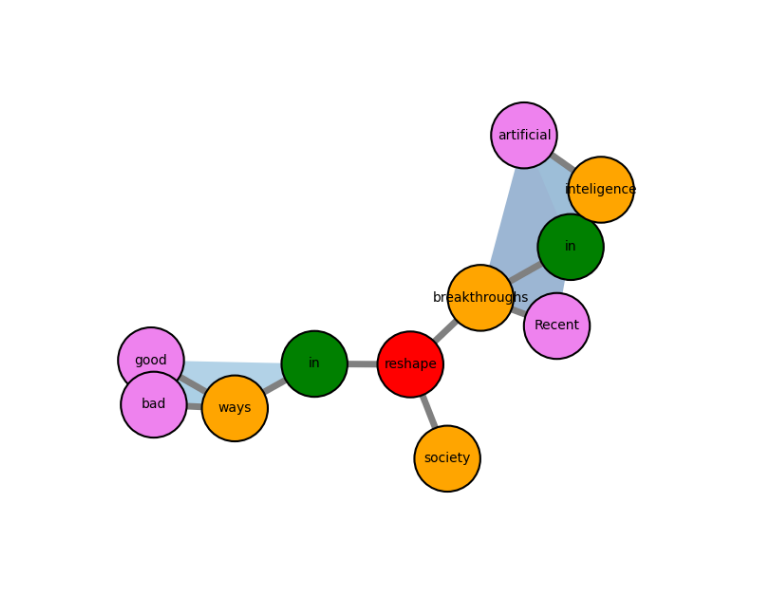
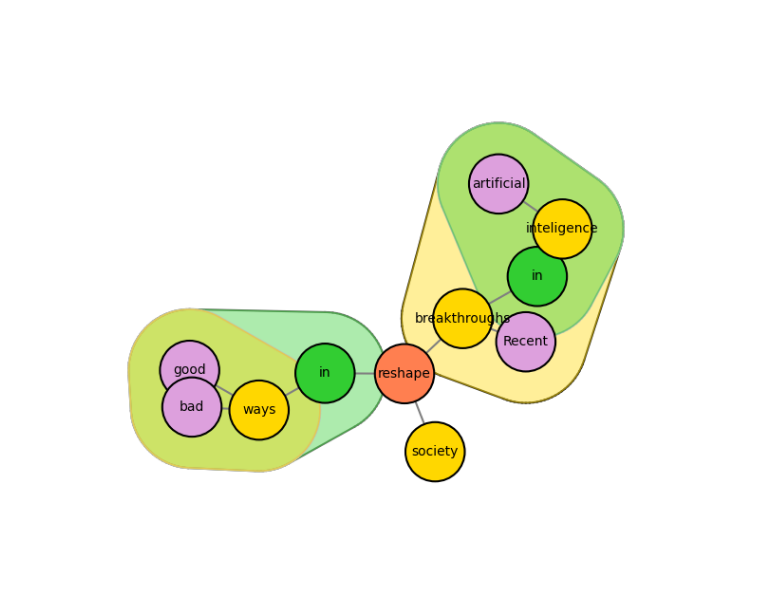
Before and after one commit to sztal/segram, a Jupyter notebook: examples/3-representations.ipynb, the cells around one changed output. Cells and saved outputs as stored; diff of their text form; code cells hidden in the pictures.

```diff
--- a/examples/3-representations.ipynb
+++ b/examples/3-representations.ipynb
@@ -55,22 +56,28 @@ H.edges.members()
  {bad, ways}]
 # %%
 node_cmap = {
-    "Verb": "red",
-    "Noun": "orange",
-    "Desc": "violet",
-    "Prep": "green"
+    "Verb": "coral",
+    "Noun": "gold",
+    "Desc": "plum",
+    "Prep": "limegreen"
 }
+edge_cmap = { k[0]+"P": v for k, v in node_cmap.items() }
 kwds = dict(
     dyad_color="gray",
-    dyad_lw=5,
+    # dyad_lw=5,
     node_fc={ n.i: node_cmap[sent.cmap[n.i].alias] for n in H.nodes },
     node_ec="black",
     node_lw=1.5,
-    node_size=50
+    node_size=45,
+    edge_fc={
+        eid: edge_cmap[sent.pmap[eid].alias] for eid in H.edges
+        if isinstance(eid, int)
+    },
+    radius=.3
 )
 fig, ax = plt.subplots(figsize=(6, 6))
 pos = xgi.barycenter_kamada_kawai_layout(H)
-xgi.draw(H, pos, node_labels=True, **kwds)
+xgi.draw_hypergraph_hull(H, pos, node_labels=True, **kwds)
 fig.tight_layout()
 # %% [output]
-[figure, old version]
+[figure, new version]
```
Also changed, not shown: parts of 3 cells of this notebook.
